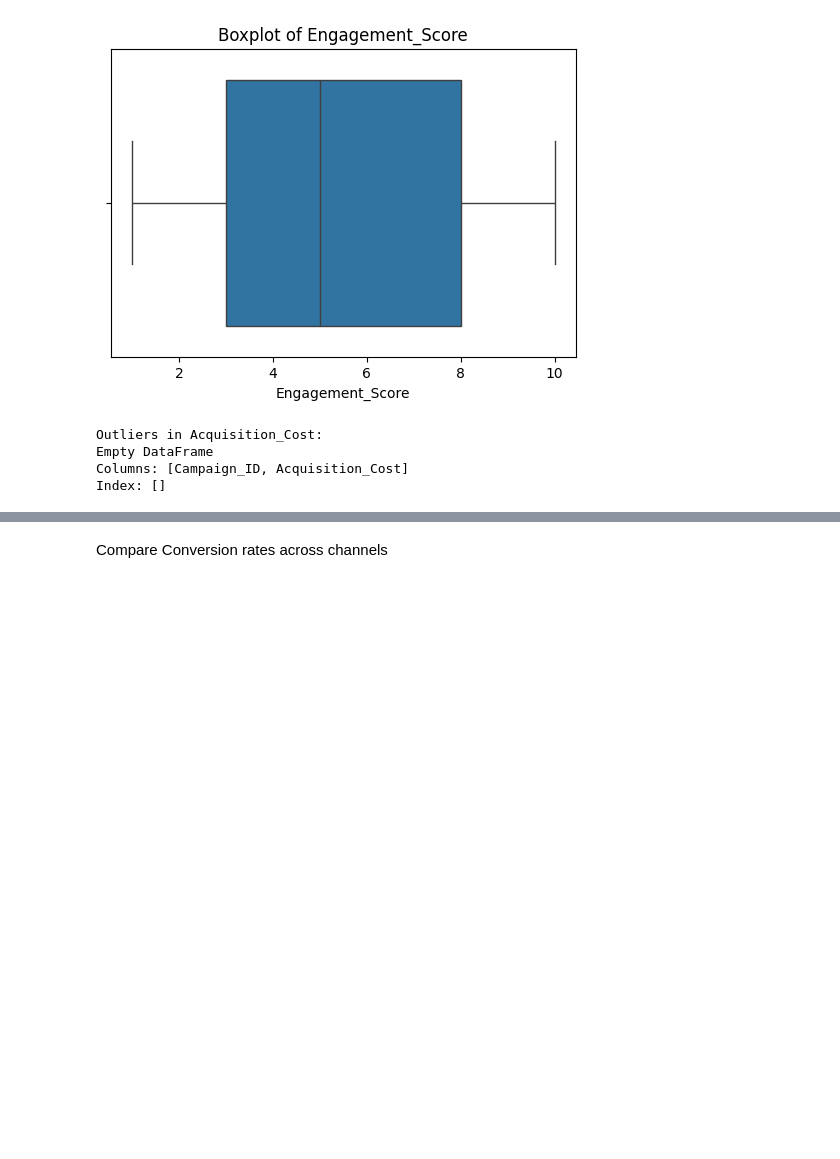
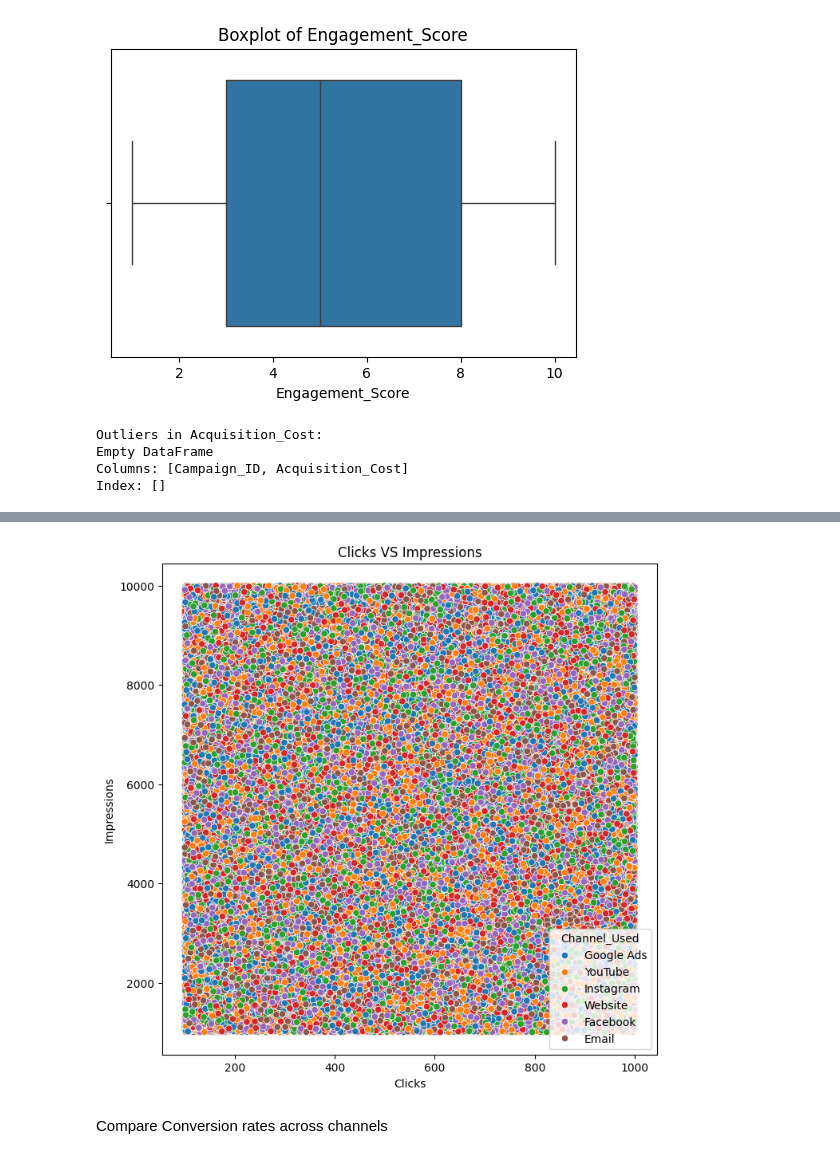
Before and after one commit to Achbabita/Marketing_Campaign_Effectiveness_Analysis, a Jupyter notebook: MarketingCampAnalysis.ipynb, the cells around one changed output, grey strips where cells are left out. Drawn from its saved outputs; the diff is of its cells as text; code cells hidden in the pictures; blank space fills up the shorter version.

```diff
--- a/MarketingCampAnalysis.ipynb
+++ b/MarketingCampAnalysis.ipynb
@@ -227,3 +242,11 @@ Index: []
+# %%
+# Scatter plot of clicks vs impressions
+plt.figure(figsize= (8,8))
+sns.scatterplot(data=df, x='Clicks', y='Impressions', hue='Channel_Used')
+plt.title('Clicks VS Impressions')
+plt.show()
+# %% [output]
+[figure, added]
 # %% [markdown]
 Compare Conversion rates across channels
 # %%
```
Also changed, not shown: parts of 14 cells of this notebook, 1 other file.
